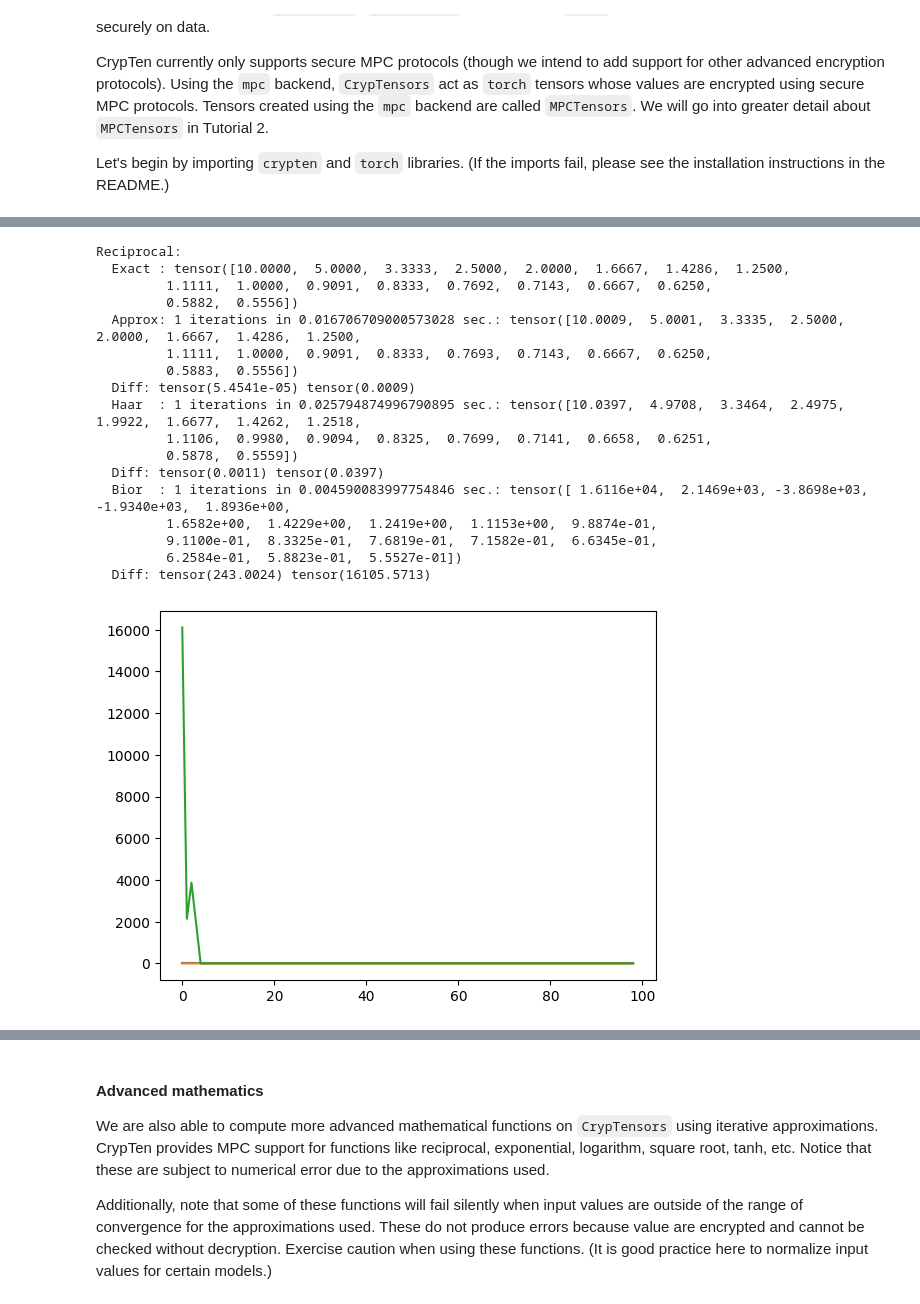
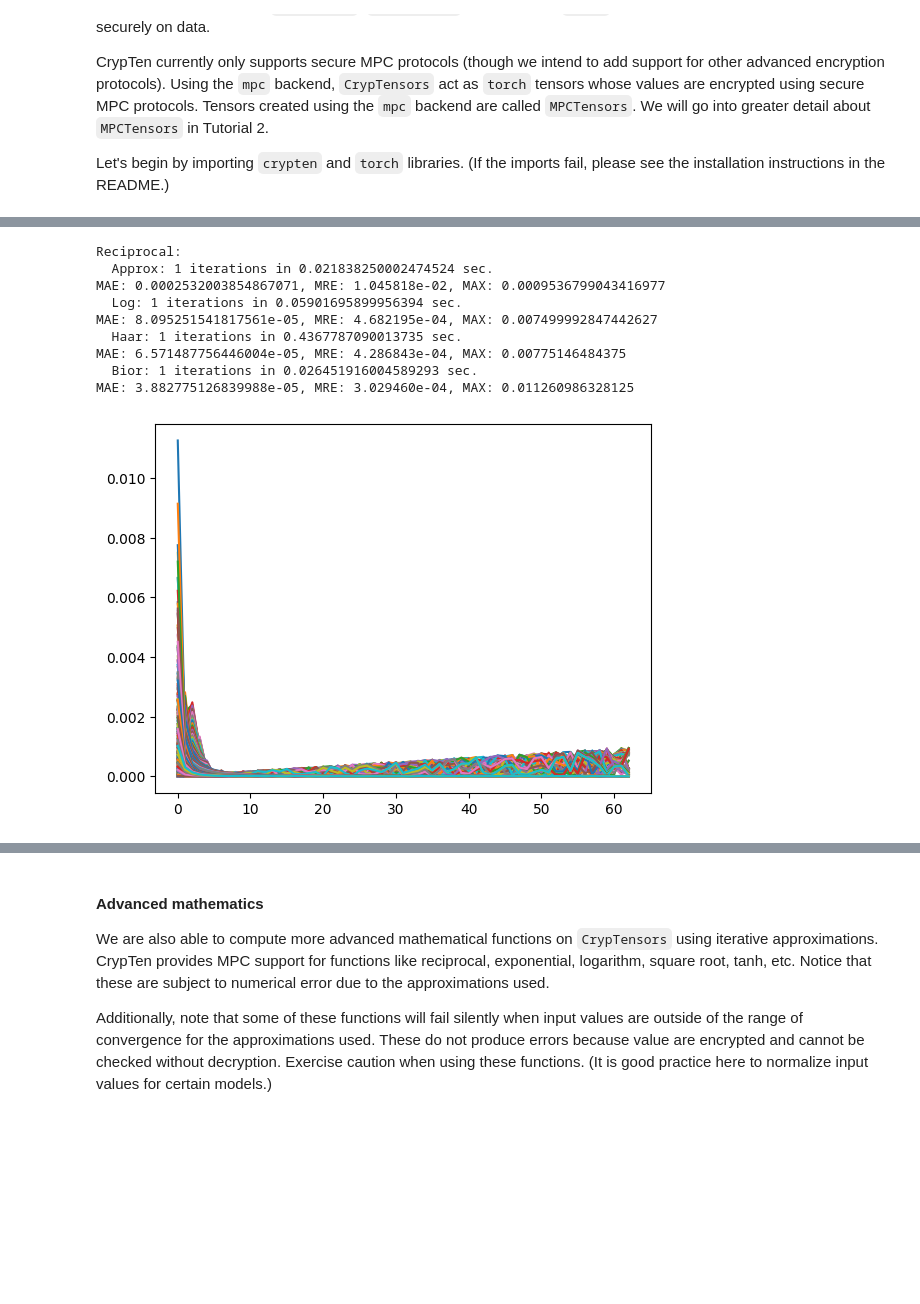
Before and after one commit to jimouris/curl, a Jupyter notebook: tutorials/Tutorial_0_Function_Approximations.ipynb, the cells around one changed output, grey strips where cells are left out. Saved outputs shown, nothing was run; the diff lists cells and outputs as text; code cells hidden in the pictures; blank space fills up the shorter version.

```diff
--- a/tutorials/Tutorial_0_Function_Approximations.ipynb
+++ b/tutorials/Tutorial_0_Function_Approximations.ipynb
@@ -33,35 +37,39 @@ print_terms = 18
 # %%
 #Construct example input CrypTensor
-x = torch.arange(-18, 0, 0.9)
-x = x.reshape([10, 2])
+x = torch.arange(-18, 0, 0.1)
+x = x.reshape([18, 10])
 print(x.size())
 # x = torch.tensor([0.01, 0.5])
 x_enc = crypten.cryptensor(x)
 
 print("Negative Exponential:")
-print("  Exact :", x.exp()[:print_terms])
+# print("  Exact :", x.exp()[:print_terms])
 with cfg.temp_override({"functions.exp_method": 'limit'}):
     start1 = timeit.default_timer()
     for _ in range(num_iters):
         z_enc = x_enc.exp()  # Private
-    print("  Approx:", num_iters, "iterations in",  timeit.default_timer() - start1, "sec.:", z_enc.get_plain_text()[:print_terms])
+    print_app("Approx", timeit.default_timer(), start1)
+    # print("  Approx:", num_iters, "iterations in",  timeit.default_timer() - start1, "sec.:", z_enc.get_plain_text()[:print_terms])
     print_diff(x.exp(), z_enc)
 with cfg.temp_override({"functions.exp_method": 'split', "functions.exp_all_neg": True}):
     start1 = timeit.default_timer()
     for _ in range(num_iters):
         z_enc = x_enc.exp()  # Private
-    print("  Nexp   :", num_iters, "iterations in",  timeit.default_timer() - start1, "sec.:", z_enc.get_plain_text()[:print_terms])
+    # print("  Nexp   :", num_iters, "iterations in",  timeit.default_timer() - start1, "sec.:", z_enc.get_plain_text()[:print_terms])
+    print_app("Nexp", timeit.default_timer(), start1)
     print_diff(x.exp(), z_enc)
 with cfg.temp_override({"functions.exp_method": 'haar', "functions.exp_all_neg": True}):
     start1 = timeit.default_timer()
     for _ in range(num_iters):
         z_enc = x_enc.exp()  # Private
-    print("  Haar   :", num_iters, "iterations in",  timeit.default_timer() - start1, "sec.:", z_enc.get_plain_text()[:print_terms])
+    # print("  Haar   :", num_iters, "iterations in",  timeit.default_timer() - start1, "sec.:", z_enc.get_plain_text()[:print_terms])
+    print_app("Haar", timeit.default_timer(), start1)
     print_diff(x.exp(), z_enc)
 with cfg.temp_override({"functions.exp_method": 'bior', "functions.exp_all_neg": True}):
     start1 = timeit.default_timer()
     for _ in range(num_iters):
         z_enc = x_enc.exp()  # Private
-    print("  Bior   :", num_iters, "iterations in",  timeit.default_timer() - start1, "sec.:", z_enc.get_plain_text()[:print_terms])
+    # print("  Bior   :", num_iters, "iterations in",  timeit.default_timer() - start1, "sec.:", z_enc.get_plain_text()[:print_terms])
+    print_app("Bior", timeit.default_timer(), start1)
     print_diff(x.exp(), z_enc)
 # %% [output]
@@ -135,54 +138,51 @@ Exponential:
 [figure]
 # %%
 # x = torch.tensor([0.00005, 0.0001, 0.005, 0.01, 0.05, 0.1, 0.5, 1]) # , 5, 10, 50, 100 , 500, 1000, 5000, 10000, 50000])
-x = torch.arange(0.1, 10, 0.1)
+x = torch.arange(1.0, 64, 0.01)
+x = x.reshape((63, 100))
 x_enc = crypten.cryptensor(x)
 
 print("\nReciprocal:")
-print("  Exact :", x.reciprocal()[:print_terms])
+# print("  Exact :", x.reciprocal()[:print_terms])
 with cfg.temp_override({"functions.reciprocal_method": 'NR', "functions.exp_method": 'limit'}):
     start1 = timeit.default_timer()
     for _ in range(num_iters):
         z_enc = x_enc.reciprocal()  # Private
-    print("  Approx:", num_iters, "iterations in",  timeit.default_timer() - start1, "sec.:", z_enc.get_plain_text()[:print_terms])
+    # print("  Approx:", num_iters, "iterations in",  timeit.default_timer() - start1, "sec.:", z_enc.get_plain_text()[:print_terms])
+    print_app("Approx", timeit.default_timer(), start1)
     print_diff(x.reciprocal(), z_enc)
-# with cfg.temp_override({"functions.reciprocal_method": 'NR', "functions.exp_method": 'limit', "functions.reciprocal_initial": 1}):
-#     start1 = timeit.default_timer()
-#     for _ in range(num_iters):
-#         z_enc = x_enc.reciprocal()  # Private
-#     print("  Approx:", num_iters, "iterations in",  timeit.default_timer() - start1, "sec.:", z_enc.get_plain_text()[:print_terms])
-#     print_diff(x.reciprocal(), z_enc)
+with cfg.temp_override({"functions.reciprocal_method": 'log', "functions.log_method": 'iter'}):
+    start1 = timeit.default_timer()
+    for _ in range(num_iters):
+        z_enc = x_enc.reciprocal()  # Private
+    # print("  Approx:", num_iters, "iterations in",  timeit.default_timer() - start1, "sec.:", z_enc.get_plain_text()[:print_terms])
+    print_app("Log", timeit.default_timer(), start1)
+    print_diff(x.reciprocal(), z_enc)
 with cfg.temp_override({"functions.reciprocal_method": 'haar'}):
     start1 = timeit.default_timer()
     for _ in range(num_iters):
         z_enc = x_enc.reciprocal()  # Private
-    print("  Haar  :", num_iters, "iterations in",  timeit.default_timer() - start1, "sec.:", z_enc.get_plain_text()[:print_terms])
+    # print("  Haar  :", num_iters, "iterations in",  timeit.default_timer() - start1, "sec.:", z_enc.get_plain_text()[:print_terms])
+    print_app("Haar", timeit.default_timer(), start1)
     print_diff(x.reciprocal(), z_enc)
 with cfg.temp_override({"functions.reciprocal_method": 'bior'}):
     start1 = timeit.default_timer()
     for _ in range(num_iters):
         z_enc = x_enc.reciprocal()  # Private
-    print("  Bior  :", num_iters, "iterations in",  timeit.default_timer() - start1, "sec.:", z_enc.get_plain_text()[:print_terms])
+    # print("  Bior  :", num_iters, "iterations in",  timeit.default_timer() - start1, "sec.:", z_enc.get_plain_text()[:print_terms])
+    print_app("Bior", timeit.default_timer(), start1)
     print_diff(x.reciprocal(), z_enc)
 # %% [output]
 Reciprocal:
-  Exact : tensor([10.0000,  5.0000,  3.3333,  2.5000,  2.0000,  1.6667,  1.4286,  1.2500,
-         1.1111,  1.0000,  0.9091,  0.8333,  0.7692,  0.7143,  0.6667,  0.6250,
-         0.5882,  0.5556])
-  Approx: 1 iterations in 0.016706709000573028 sec.: tensor([10.0009,  5.0001,  3.3335,  2.5000,  2.0000,  1.6667,  1.4286,  1.2500,
-         1.1111,  1.0000,  0.9091,  0.8333,  0.7693,  0.7143,  0.6667,  0.6250,
-         0.5883,  0.5556])
-  Diff: tensor(5.4541e-05) tensor(0.0009)
-  Haar  : 1 iterations in 0.025794874996790895 sec.: tensor([10.0397,  4.9708,  3.3464,  2.4975,  1.9922,  1.6677,  1.4262,  1.2518,
-         1.1106,  0.9980,  0.9094,  0.8325,  0.7699,  0.7141,  0.6658,  0.6251,
-         0.5878,  0.5559])
-  Diff: tensor(0.0011) tensor(0.0397)
-  Bior  : 1 iterations in 0.004590083997754846 sec.: tensor([ 1.6116e+04,  2.1469e+03, -3.8698e+03, -1.9340e+03,  1.8936e+00,
-         1.6582e+00,  1.4229e+00,  1.2419e+00,  1.1153e+00,  9.8874e-01,
-         9.1100e-01,  8.3325e-01,  7.6819e-01,  7.1582e-01,  6.6345e-01,
-         6.2584e-01,  5.8823e-01,  5.5527e-01])
-  Diff: tensor(243.0024) tensor(16105.5713)
+  Approx: 1 iterations in 0.021838250002474524 sec.
+MAE: 0.0002532003854867071, MRE: 1.045818e-02, MAX: 0.0009536799043416977
+  Log: 1 iterations in 0.05901695899956394 sec.
+MAE: 8.095251541817561e-05, MRE: 4.682195e-04, MAX: 0.007499992847442627
+  Haar: 1 iterations in 0.4367787090013735 sec.
+MAE: 6.571487756446004e-05, MRE: 4.286843e-04, MAX: 0.00775146484375
+  Bior: 1 iterations in 0.026451916004589293 sec.
+MAE: 3.882775126839988e-05, MRE: 3.029460e-04, MAX: 0.011260986328125
-[figure, old version]
+[figure, new version]
 # %%
 x = torch.arange(0.01, 8, 0.01)
 x_enc = crypten.cryptensor(x)
```
Also changed, not shown: parts of 15 cells of this notebook, 5 other files.
